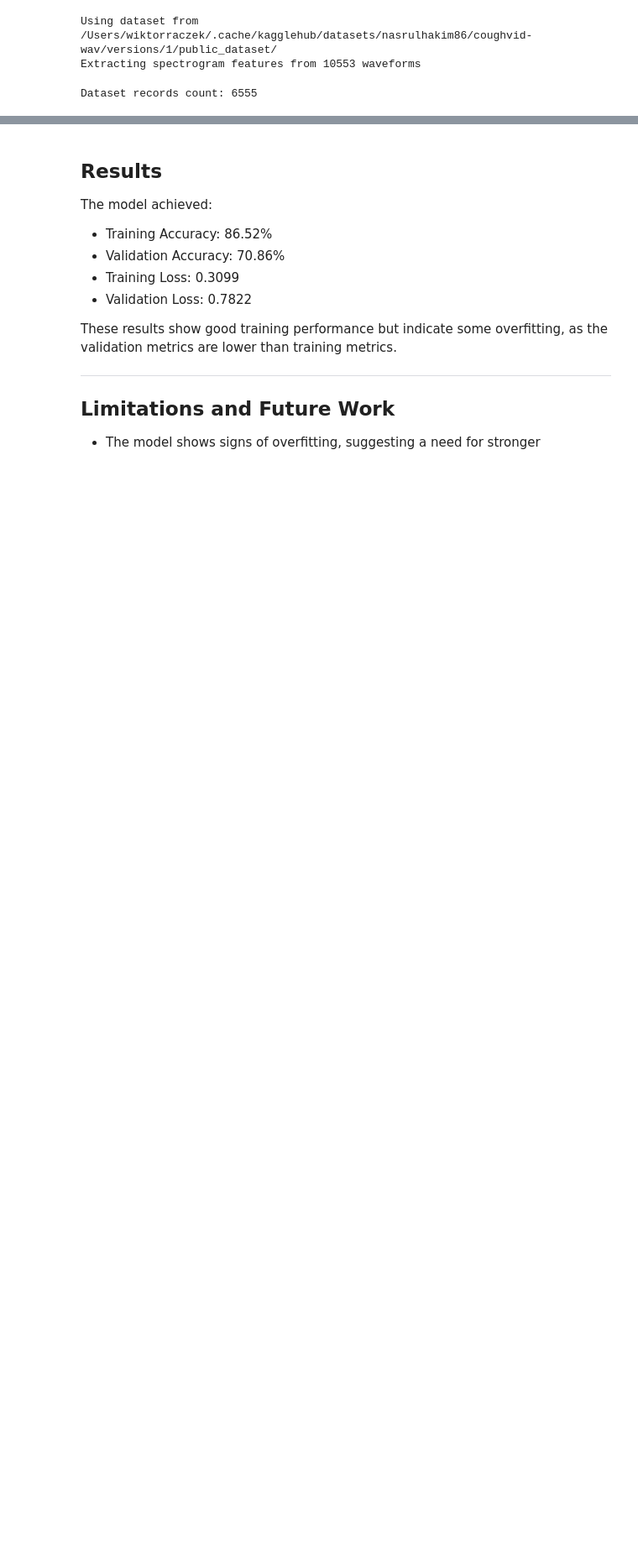
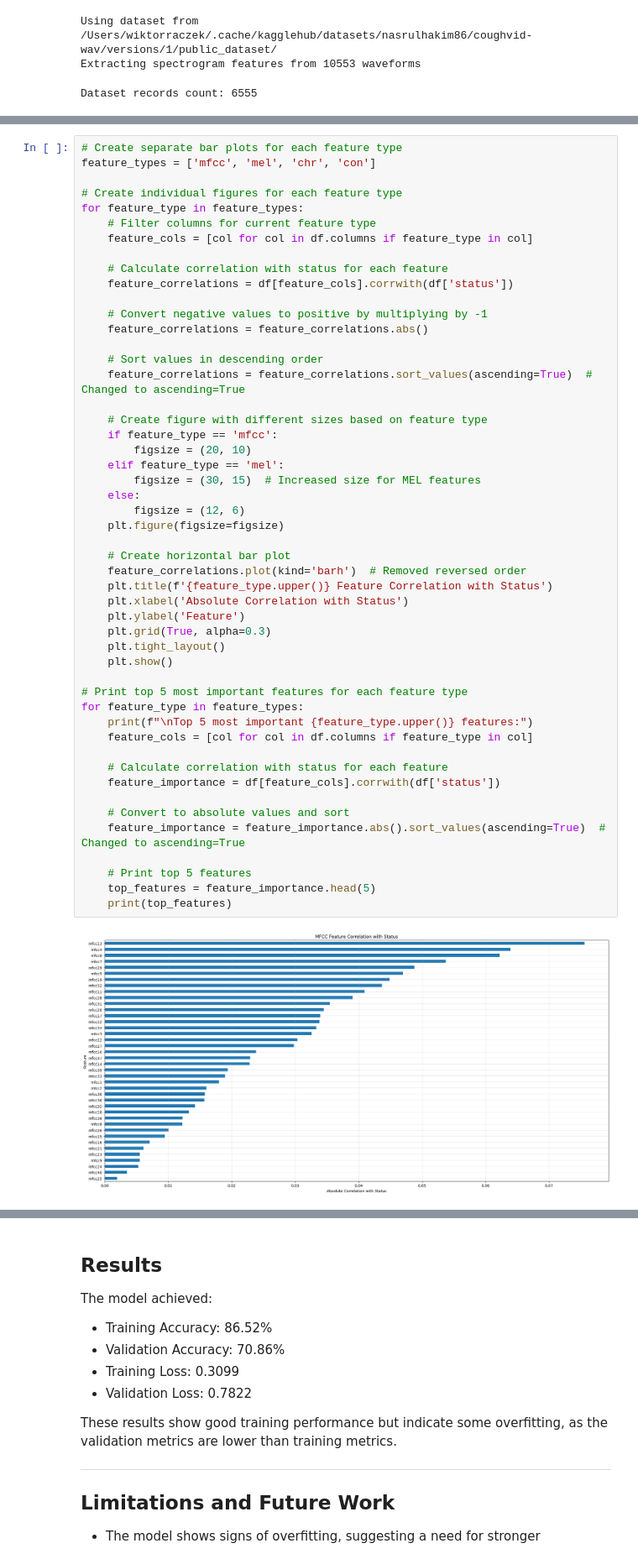
Before and after one commit to matisiekpl/coughvid-spectral, a Jupyter notebook: coughvid_analysis.ipynb, the cells around one changed output, grey strips where cells are left out. Shown at 84% size. Saved outputs shown, nothing was run; the diff lists cells and outputs as text; blank space fills up the shorter version.

```diff
--- a/coughvid_analysis.ipynb
+++ b/coughvid_analysis.ipynb
@@ -703,0 +801,52 @@ Dataset records count: 6555
+# %%
+# Create separate bar plots for each feature type
+feature_types = ['mfcc', 'mel', 'chr', 'con']
+
+# Create individual figures for each feature type
+for feature_type in feature_types:
+    # Filter columns for current feature type
+    feature_cols = [col for col in df.columns if feature_type in col]
+
+    # Calculate correlation with status for each feature
+    feature_correlations = df[feature_cols].corrwith(df['status'])
+
+    # Convert negative values to positive by multiplying by -1
+    feature_correlations = feature_correlations.abs()
+
+    # Sort values in descending order
+    feature_correlations = feature_correlations.sort_values(ascending=True)  # Changed to ascending=True
+
+    # Create figure with different sizes based on feature type
+    if feature_type == 'mfcc':
+        figsize = (20, 10)
+    elif feature_type == 'mel':
+        figsize = (30, 15)  # Increased size for MEL features
+    else:
+        figsize = (12, 6)
+    plt.figure(figsize=figsize)
+
+    # Create horizontal bar plot
+    feature_correlations.plot(kind='barh')  # Removed reversed order
+    plt.title(f'{feature_type.upper()} Feature Correlation with Status')
+    plt.xlabel('Absolute Correlation with Status')
+    plt.ylabel('Feature')
+    plt.grid(True, alpha=0.3)
+    plt.tight_layout()
+    plt.show()
+
+# Print top 5 most important features for each feature type
+for feature_type in feature_types:
+    print(f"\nTop 5 most important {feature_type.upper()} features:")
+    feature_cols = [col for col in df.columns if feature_type in col]
+
+    # Calculate correlation with status for each feature
+    feature_importance = df[feature_cols].corrwith(df['status'])
+
+    # Convert to absolute values and sort
+    feature_importance = feature_importance.abs().sort_values(ascending=True)  # Changed to ascending=True
+
+    # Print top 5 features
+    top_features = feature_importance.head(5)
+    print(top_features)
+# %% [output]
+[figure, added]
```
Also changed, not shown: parts of 6 cells of this notebook, 2 other files.
